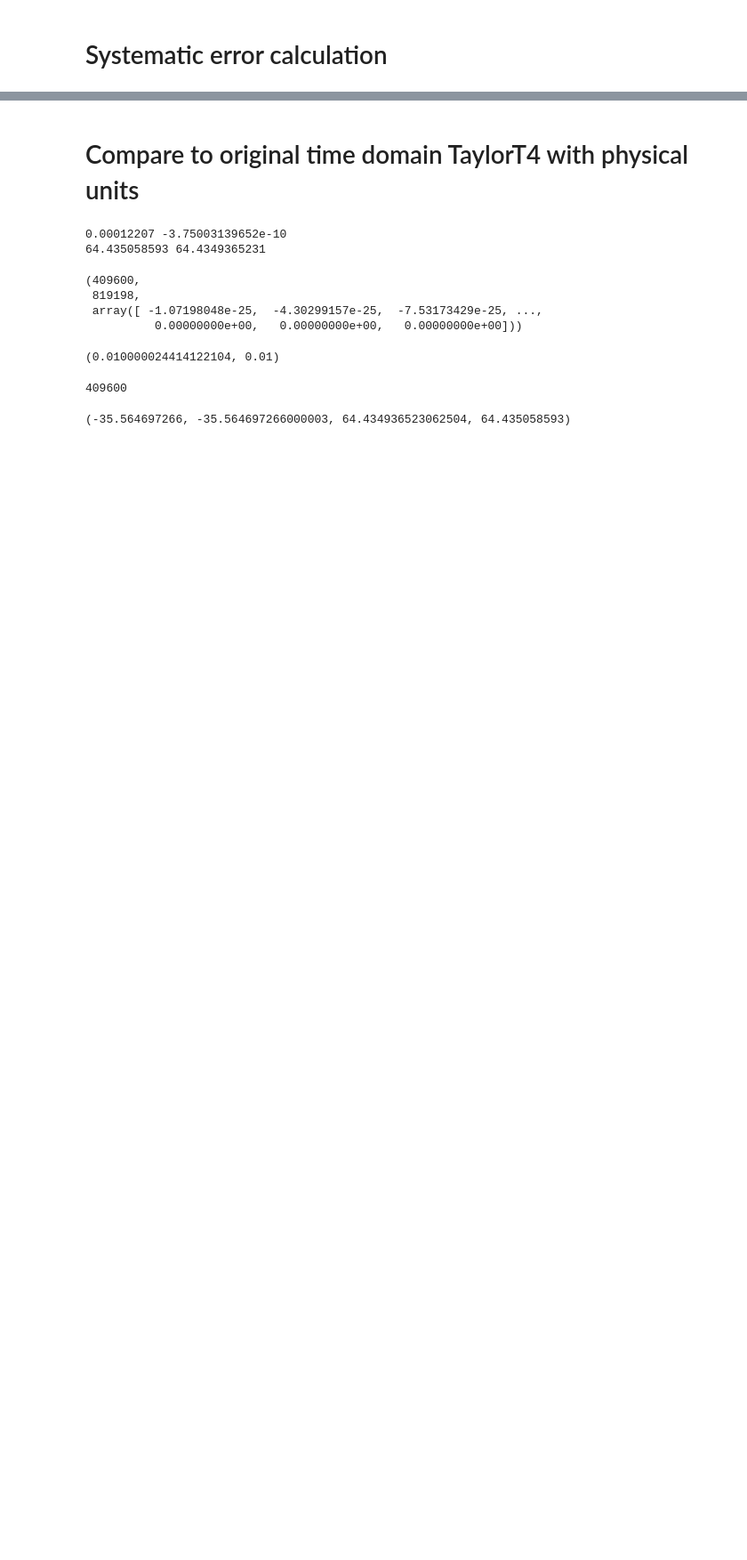
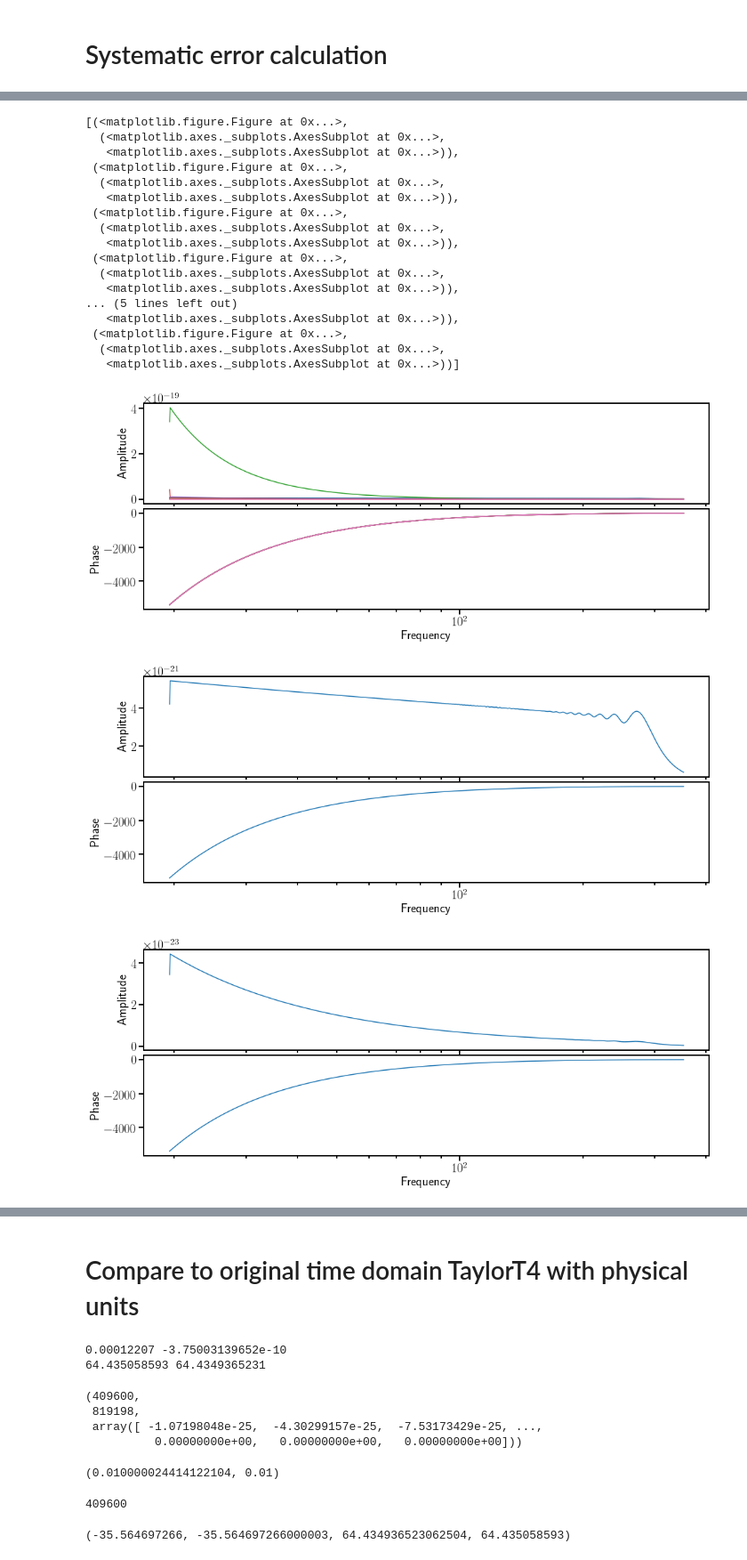
Before and after one commit to benjaminlackey/gpsurrogate, a Jupyter notebook: notebooks/SurrogateDiagnostics.ipynb, the cells around one changed output, grey strips where cells are left out. Shown at 89% size. Drawn from its saved outputs; the diff is of its cells as text; code cells hidden in the pictures; blank space fills up the shorter version.

```diff
--- a/notebooks/SurrogateDiagnostics.ipynb
+++ b/notebooks/SurrogateDiagnostics.ipynb
@@ -587,0 +720,27 @@ IndentationError: expected an indented block (<ipython-input-284-d0c19af3e1df>,
+# %%
+fig, (ax1, ax2) = wave.plot_waveforms_fd(fisher_sur.derivatives)
+
+[wave.plot_waveforms_fd([fisher_sur.derivatives[i]]) for i in range(7)]
+#ax1.set_yscale('log')
+#wave.plot_waveform_difference_fd(fisher_f2.derivatives[1], dh_dphic, npoints=10000)
+# %% [output]
+[(<matplotlib.figure.Figure at 0x...>,
+  (<matplotlib.axes._subplots.AxesSubplot at 0x...>,
+   <matplotlib.axes._subplots.AxesSubplot at 0x...>)),
+ (<matplotlib.figure.Figure at 0x...>,
+  (<matplotlib.axes._subplots.AxesSubplot at 0x...>,
+   <matplotlib.axes._subplots.AxesSubplot at 0x...>)),
+ (<matplotlib.figure.Figure at 0x...>,
+  (<matplotlib.axes._subplots.AxesSubplot at 0x...>,
+   <matplotlib.axes._subplots.AxesSubplot at 0x...>)),
+ (<matplotlib.figure.Figure at 0x...>,
+  (<matplotlib.axes._subplots.AxesSubplot at 0x...>,
+   <matplotlib.axes._subplots.AxesSubplot at 0x...>)),
+... (5 lines left out)
+   <matplotlib.axes._subplots.AxesSubplot at 0x...>)),
+ (<matplotlib.figure.Figure at 0x...>,
+  (<matplotlib.axes._subplots.AxesSubplot at 0x...>,
+   <matplotlib.axes._subplots.AxesSubplot at 0x...>))]
+[figure, added]
+[figure, added]
+[figure, added]
```
Also changed, not shown: parts of 12 cells of this notebook, 8 other files.
